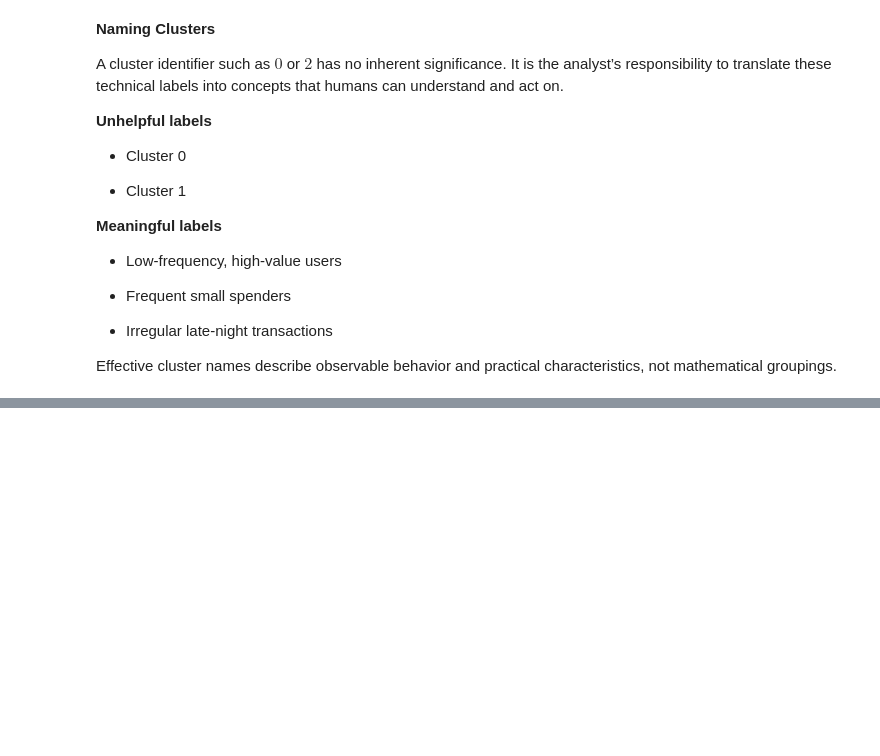
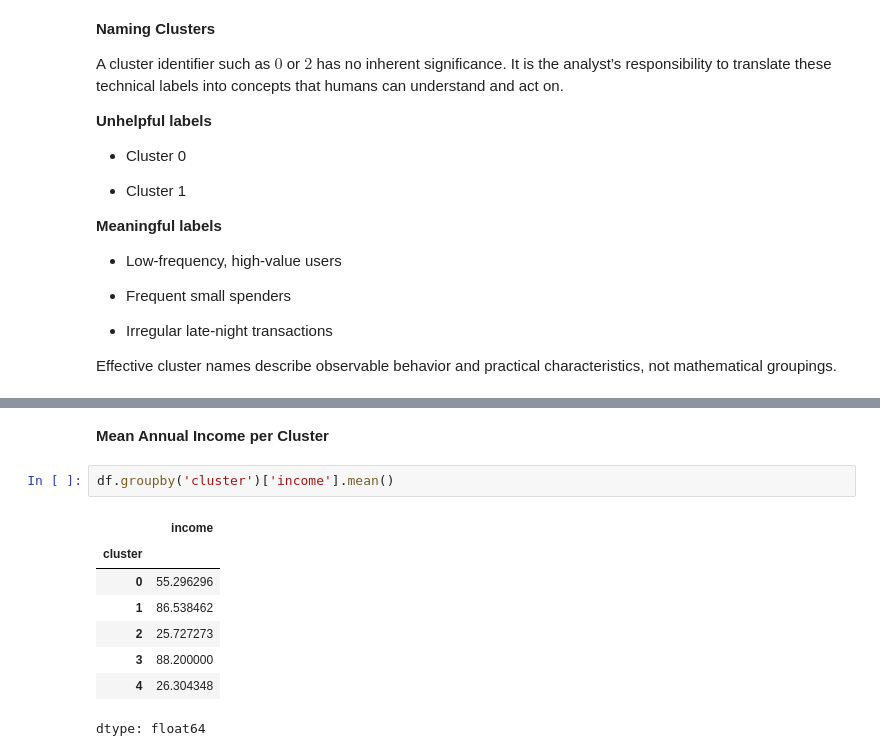
Before and after one commit to epythonlab2/AI_4_health, a Jupyter notebook: module_2_unsupervised_machine_learning.ipynb, the cells around one changed output, grey strips where cells are left out. Drawn from its saved outputs; the diff is of its cells as text; blank space fills up the shorter version.

```diff
--- a/module_2_unsupervised_machine_learning.ipynb
+++ b/module_2_unsupervised_machine_learning.ipynb
@@ -882,0 +931,13 @@ Effective cluster names describe observable behavior and practical characteristi
+# %% [markdown]
+**Mean Annual Income per Cluster**
+# %%
+df.groupby('cluster')['income'].mean()
+# %% [output]
+|  | income |
+| cluster |  |
+| 0 | 55.296296 |
+| 1 | 86.538462 |
+| 2 | 25.727273 |
+| 3 | 88.200000 |
+| 4 | 26.304348 |
+dtype: float64
```
Also changed, not shown: parts of 4 cells of this notebook.
